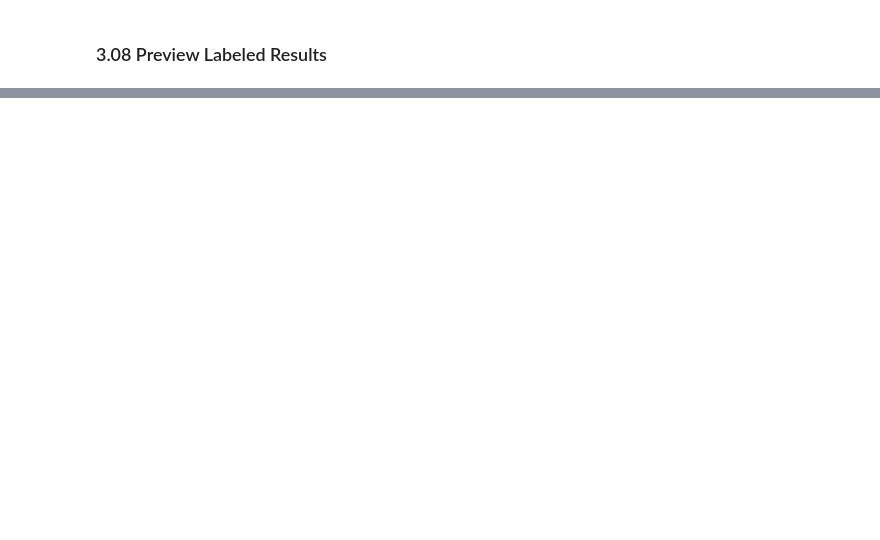
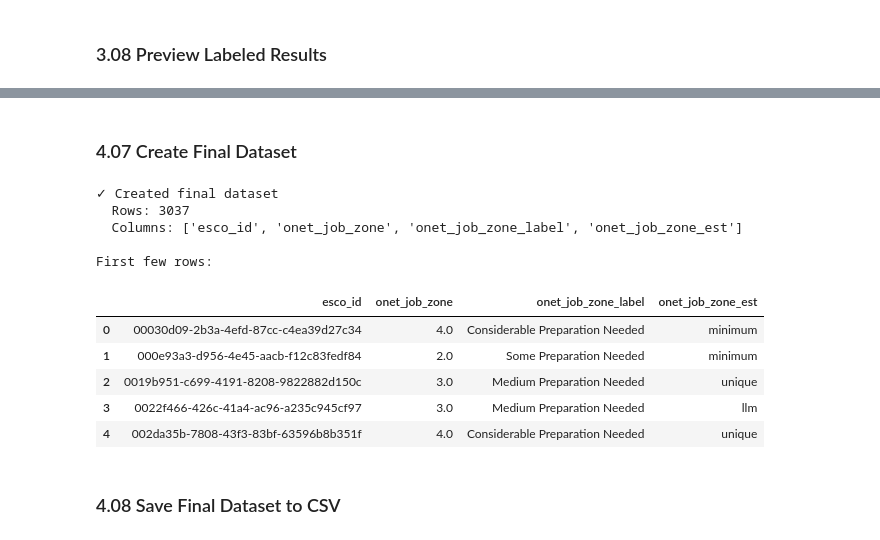
Before and after one commit to LaurenDahlin1/PAD2Skills, a Jupyter notebook: notebooks/09_onet_education.ipynb, the cells around one changed output, grey strips where cells are left out. Saved outputs shown, nothing was run; the diff lists cells and outputs as text; code cells hidden in the pictures; blank space fills up the shorter version.

```diff
--- a/notebooks/09_onet_education.ipynb
+++ b/notebooks/09_onet_education.ipynb
@@ -720,0 +683,8 @@ Job Zone 2 (Some Preparation):
+# %%
+# Rename job_zone to onet_job_zone_llm to distinguish from O*NET crosswalk data
+df_all_labeled = df_all_labeled.rename(columns={'job_zone': 'onet_job_zone_llm'})
+
+print(f"✓ Renamed column to onet_job_zone_llm")
+print(f"  Columns: {list(df_all_labeled.columns)}")
+print(f"\nFirst few rows:")
+df_all_labeled.head()
@@ -720,0 +787,23 @@ Job Zone 2 (Some Preparation):
+# %%
+# Create onet_job_zone_est column based on estimation method
+def categorize_estimation_method(row):
+    """
+    Categorize how the job zone was estimated:
+    - 'unique': single O*NET title (one-to-one mapping)
+    - 'minimum': multiple O*NET titles (took minimum)
+    - 'llm': estimated by LLM (missing from crosswalk)
+    """
+    if pd.notna(row['onet_job_zone_llm']):
+        return 'llm'
+    elif len(row['onet_titles']) == 1 and row['onet_titles'][0] != "None, Missing Crosswalk":
+        return 'unique'
+    elif len(row['onet_titles']) > 1:
+        return 'minimum'
+    else:
+        return 'unknown'  # Should not happen, but just in case
+
+df_merged['onet_job_zone_est'] = df_merged.apply(categorize_estimation_method, axis=1)
+
+print(f"✓ Created onet_job_zone_est column")
+print(f"\nEstimation method distribution:")
+print(df_merged['onet_job_zone_est'].value_counts())
@@ -720,0 +848,25 @@ Job Zone 2 (Some Preparation):
+# %% [markdown]
+### 4.07 Create Final Dataset
+# %%
+# Create final dataset with only the essential columns
+df_final_output = df_merged[['esco_id', 'onet_job_zone', 'onet_job_zone_label', 'onet_job_zone_est']].copy()
+
+print(f"✓ Created final dataset")
+print(f"  Rows: {len(df_final_output)}")
+print(f"  Columns: {list(df_final_output.columns)}")
+print(f"\nFirst few rows:")
+df_final_output.head()
+# %% [output]
+✓ Created final dataset
+  Rows: 3037
+  Columns: ['esco_id', 'onet_job_zone', 'onet_job_zone_label', 'onet_job_zone_est']
+
+First few rows:
+|  | esco_id | onet_job_zone | onet_job_zone_label | onet_job_zone_est |
+| 0 | 00030d09-2b3a-4efd-87cc-c4ea39d27c34 | 4.0 | Considerable Preparation Needed | minimum |
+| 1 | 000e93a3-d956-4e45-aacb-f12c83fedf84 | 2.0 | Some Preparation Needed | minimum |
+| 2 | 0019b951-c699-4191-8208-9822882d150c | 3.0 | Medium Preparation Needed | unique |
+| 3 | 0022f466-426c-41a4-ac96-a235c945cf97 | 3.0 | Medium Preparation Needed | llm |
+| 4 | 002da35b-7808-43f3-83bf-63596b8b351f | 4.0 | Considerable Preparation Needed | unique |
+# %% [markdown]
+### 4.08 Save Final Dataset to CSV
```
Also changed, not shown: parts of 33 cells of this notebook, 2 other files.
